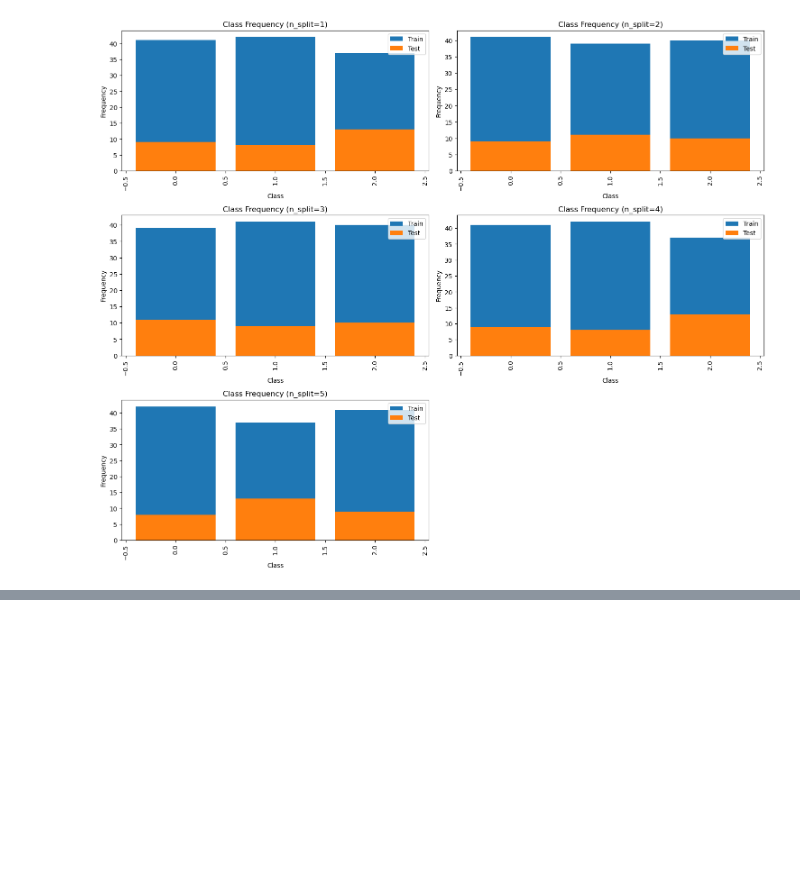
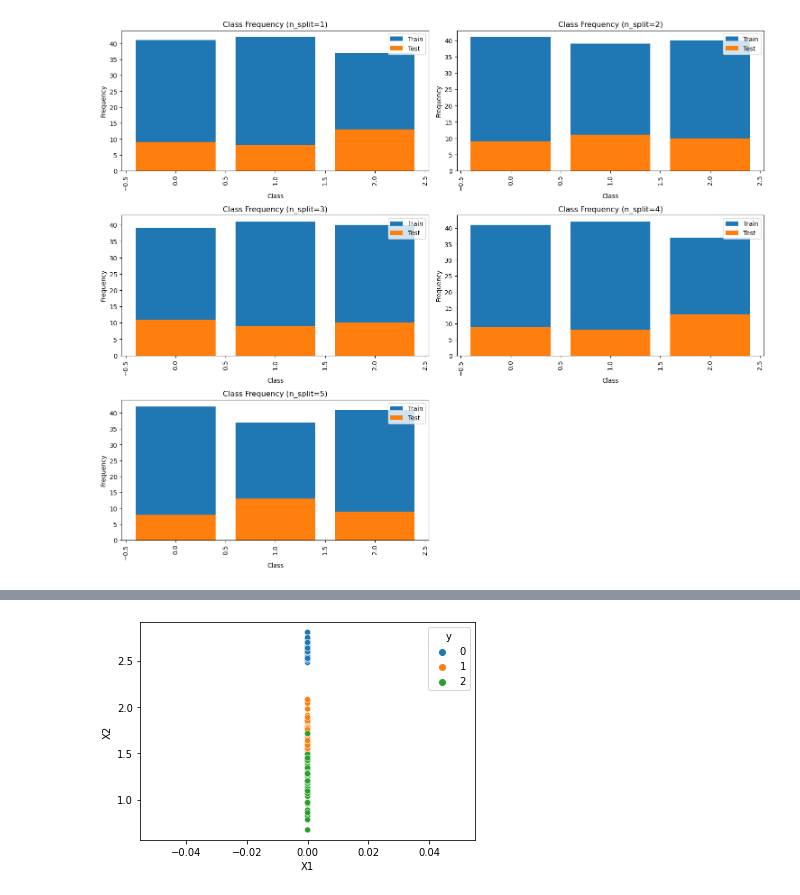
Before and after one commit to singjc/MetagenPipe, a Jupyter notebook: src/SNN_SandBox_iris.ipynb, the cells around one changed output, grey strips where cells are left out. Cells and saved outputs as stored; diff of their text form; code cells hidden in the pictures; blank space fills up the shorter version.

```diff
--- a/src/SNN_SandBox_iris.ipynb
+++ b/src/SNN_SandBox_iris.ipynb
@@ -198,0 +172,8 @@ MyMultiTrainTester.y_train_pred
+# %%
+def do_plot(df, x, y, hue):
+    if x in df.columns and y in df.columns and hue in df.columns:
+        sns.scatterplot(data=df, x=x, y=y, hue = hue)
+# %%
+do_plot(X_enc_df, 'X1', 'X2', 'y')
+# %% [output]
+[figure, added]
```
Also changed, not shown: parts of 32 cells of this notebook, 2 other files.
